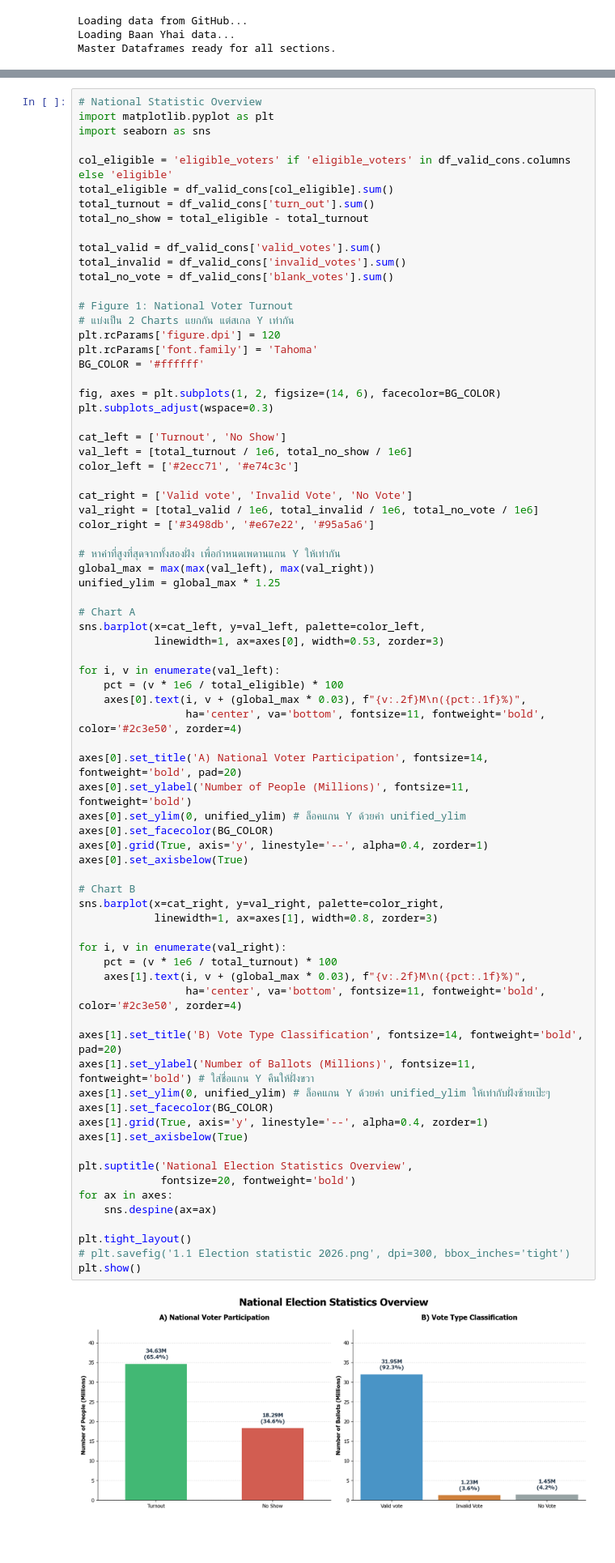
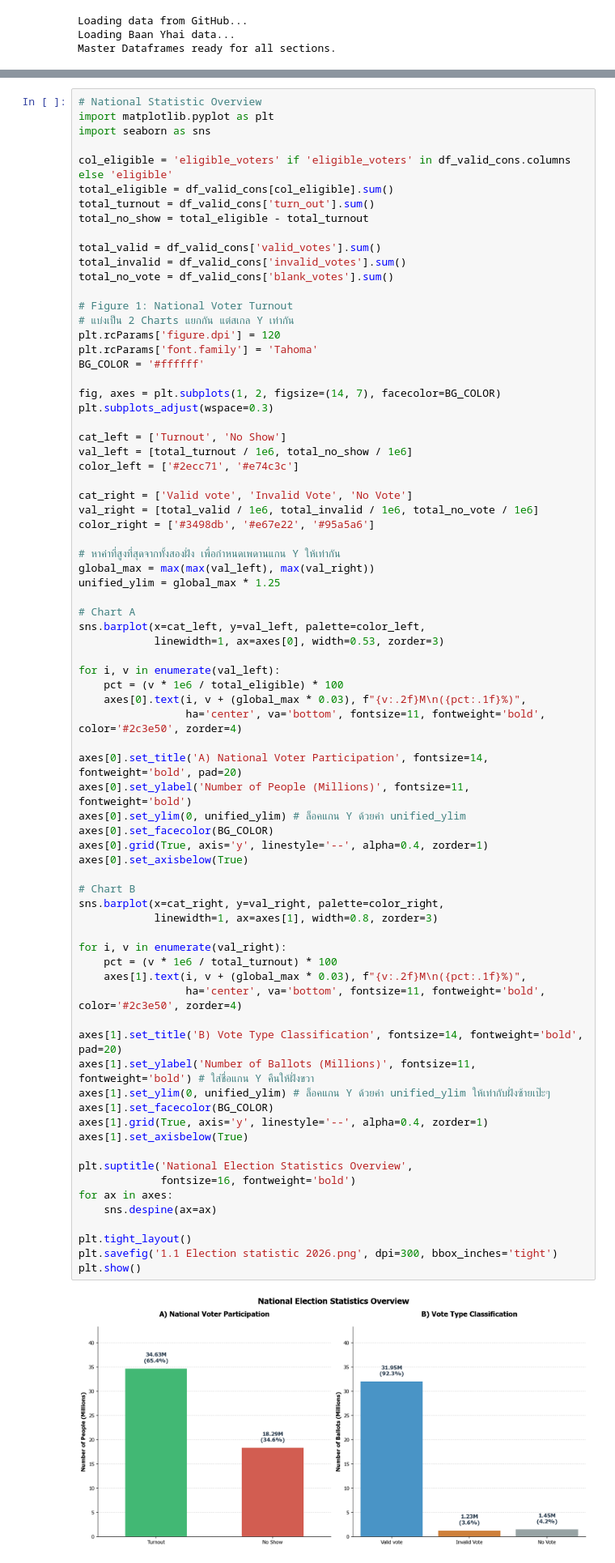
Before and after one commit to Gorszet/DADS5001_Election_2569, a Jupyter notebook: election_analysis69.ipynb, the cells around one changed output, grey strips where cells are left out. Shown at 81% size. Drawn from its saved outputs; the diff is of its cells as text; blank space fills up the shorter version.

```diff
--- a/election_analysis69.ipynb
+++ b/election_analysis69.ipynb
@@ -250,7 +252,7 @@ plt.rcParams['figure.dpi'] = 120
 plt.rcParams['font.family'] = 'Tahoma'
 BG_COLOR = '#ffffff'
 
-fig, axes = plt.subplots(1, 2, figsize=(14, 6), facecolor=BG_COLOR)
+fig, axes = plt.subplots(1, 2, figsize=(14, 7), facecolor=BG_COLOR)
 plt.subplots_adjust(wspace=0.3)
 
 cat_left = ['Turnout', 'No Show']
@@ -277,36 +279,36 @@ for i, v in enumerate(val_left):
 axes[0].set_title('A) National Voter Participation', fontsize=14, fontweight='bold', pad=20)
 axes[0].set_ylabel('Number of People (Millions)', fontsize=11, fontweight='bold')
 axes[0].set_ylim(0, unified_ylim) # ล็อคแกน Y ด้วยค่า unified_ylim
 axes[0].set_facecolor(BG_COLOR)
 axes[0].grid(True, axis='y', linestyle='--', alpha=0.4, zorder=1)
 axes[0].set_axisbelow(True)
 
 # Chart B
 sns.barplot(x=cat_right, y=val_right, palette=color_right,
             linewidth=1, ax=axes[1], width=0.8, zorder=3)
 
 for i, v in enumerate(val_right):
     pct = (v * 1e6 / total_turnout) * 100
     axes[1].text(i, v + (global_max * 0.03), f"{v:.2f}M\n({pct:.1f}%)",
                  ha='center', va='bottom', fontsize=11, fontweight='bold', color='#2c3e50', zorder=4)
 
 axes[1].set_title('B) Vote Type Classification', fontsize=14, fontweight='bold', pad=20)
 axes[1].set_ylabel('Number of Ballots (Millions)', fontsize=11, fontweight='bold') # ใส่ชื่อแกน Y คืนให้ฝั่งขวา
 axes[1].set_ylim(0, unified_ylim) # ล็อคแกน Y ด้วยค่า unified_ylim ให้เท่ากับฝั่งซ้ายเป๊ะๆ
 axes[1].set_facecolor(BG_COLOR)
 axes[1].grid(True, axis='y', linestyle='--', alpha=0.4, zorder=1)
 axes[1].set_axisbelow(True)
 
 plt.suptitle('National Election Statistics Overview',
-             fontsize=20, fontweight='bold')
+             fontsize=16, fontweight='bold')
 for ax in axes:
     sns.despine(ax=ax)
 
 plt.tight_layout()
-# plt.savefig('1.1 Election statistic 2026.png', dpi=300, bbox_inches='tight')
+plt.savefig('1.1 Election statistic 2026.png', dpi=300, bbox_inches='tight')
 plt.show()
 # %% [output]
-[figure, old version]
+[figure, new version]
 # %%
 # Compare voter Y2022 vs Y2026
 
```
Also changed, not shown: parts of 18 cells of this notebook, 19 other files.
